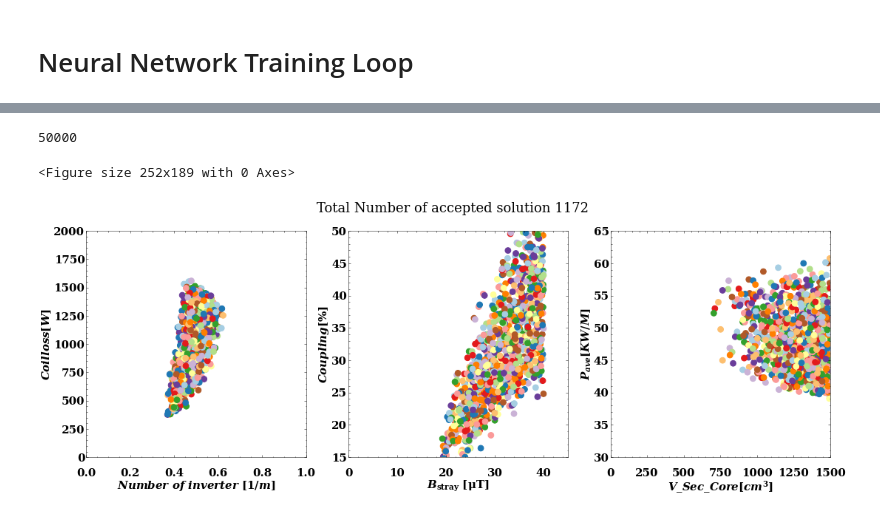
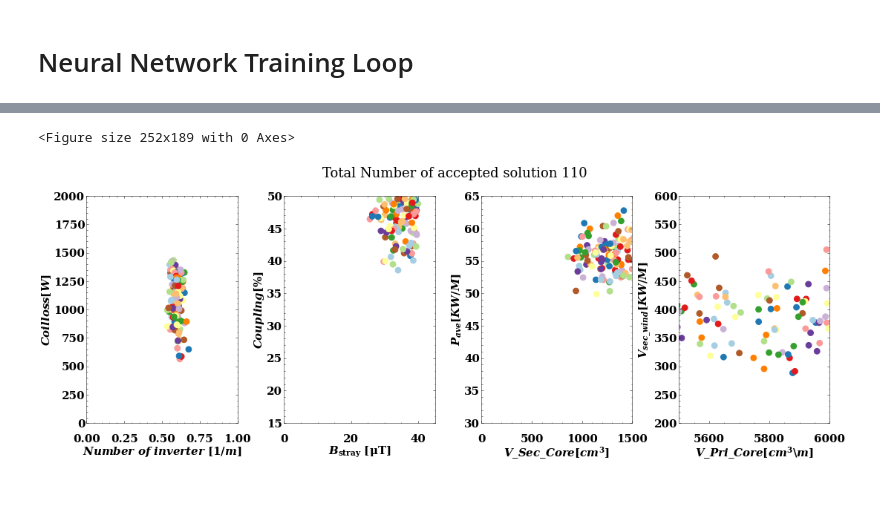
Before and after one commit to ShahidOni/Optimizer, a Jupyter notebook: optimization_eng.ipynb, the cells around one changed output, grey strips where cells are left out. Saved outputs shown, nothing was run; the diff lists cells and outputs as text; code cells hidden in the pictures.

```diff
--- a/optimization_eng.ipynb
+++ b/optimization_eng.ipynb
@@ -548,3 +663,20 @@ tensor([4194.4614, 4843.8306, 3906.9897,  ..., 2615.3823, 5568.9810,
+# %%
+def accepted_solution(**kwargs):
+  kdiff = kwargs["kdiff"]
+  pave = kwargs["pave"]/1000
+  coilloss = kwargs["coilloss"]
+  bstray = kwargs["bstray"]
+  vpricore = kwargs["vpricore"]
+  vsecwind = kwargs["vsecwind"]
+  n_inv = kwargs["n_inv"]
+  vseccore = kwargs["vseccore"]
+  count = 0
+  for i in range(len(kdiff)):
+    if n_inv[i] < 1 and coilloss[i] < 2000 and bstray[i] < 40 and \
+    kdiff[i] < 50 and vseccore[i] < 1500 and pave[i] > 30000 \
+    and vpricore[i] < 6000 and vsecwind[i] < 750:
+      count += 1
+  return count
 # %% [markdown]
 # Neural Network Training Loop
 # %%
@@ -1003,15 +1129,22 @@ accepted_detached_bstray = []
 accepted_detached_kdiff = []
 accepted_v_sec_core = []
 accpeted_detached_pave = []
-
+accepted_v_sec_wind = []
+accpeted_v_pri_core = []
+V_PriCore = V_PriCore.detach().cpu().numpy()
+V_SecWind = V_SecWind.detach().cpu().numpy()
 for i in range(len(n_inv_)):
-  if n_inv_[i] < 1 and detached_coilloss[i] < 2000 and detached_bstray[i] < 40 and detached_kdiff[i] < 50 and v_sec_core[i] < 1500 and detached_pave[i] > 30000:
+  if n_inv_[i] < 1 and detached_coilloss[i] < 2000 and detached_bstray[i] < 40 and \
+   detached_kdiff[i] < 50 and v_sec_core[i] < 1500 and detached_pave[i] > 30000 \
+   and V_PriCore[i] < 6000 and V_SecWind[i] <750:
     accepted_n_inv_.append(n_inv_[i])
     accepted_detached_coilloss.append(detached_coilloss[i])
     accepted_detached_bstray.append(detached_bstray[i])
     accepted_detached_kdiff.append(detached_kdiff[i])
     accepted_v_sec_core.append(v_sec_core[i])
     accpeted_detached_pave.append(detached_pave[i]/1000)
+    accepted_v_sec_wind.append(V_SecWind[i])
+    accpeted_v_pri_core.append(V_PriCore[i])
 # %%
 plt.subplots_adjust(left=0.1,
                     bottom=0.1,
@@ -1087,42 +1231,50 @@ font = {'family' : 'normal',
         'size'   : 15}
 
 matplotlib.rc('font', **font)
-color_list = sns.color_palette("Paired", n_colors=len(accpeted_detached_pave))
+color_list = sns.color_palette("Paired", n_colors=len(accpeted_v_pri_core))
+
 plt.style.use(['science','no-latex'])
 #matplotlib.rcParams.update({'font.size': font_size, 'font.family': 'STIXGeneral', 'mathtext.fontset': 'stix'})
 
 
 #fig1=plt.figure(figsize=(cm2inch(fig_width/2),cm2inch(fig_height)/1.2), dpi=400)
-print(len(y))
 
-fig, (ax1, ax2, ax3) = plt.subplots(1, 3)
+fig, (ax1, ax2, ax3,ax4) = plt.subplots(1, 4)
 
 fig.set_size_inches(15, 5)
 fig.tight_layout()
+
 #plt.title("Number of point insde the box " + str(calculate_point_inside(x,xlim,y,ylim, maximization=True)))
+ax4.scatter(accpeted_v_pri_core, accepted_v_sec_wind, s=marker_size, c=color_list ,rasterized=True)
 ax3.scatter(accepted_v_sec_core, accpeted_detached_pave, s=marker_size, c=color_list ,rasterized=True)
 ax2.scatter(accepted_detached_bstray, accepted_detached_kdiff, s=marker_size, c=color_list ,rasterized=True)
 ax1.scatter(accepted_n_inv_, accepted_detached_coilloss, s=marker_size, c=color_list ,rasterized=True)
 #plt.colorbar(label=r"$V_{SecWind}$")#Show colar bar at the right side
+
+ax4.set_xlabel(r"$V\_Pri\_Core [cm^3 \backslash m] $", labelpad = x_label_pad)              # not shown
+ax4.set_ylabel(r'$V_{sec\_wind} [KW/M]$', labelpad = y_label_pad) # not shown
+
 ax3.set_xlabel(r"$V\_Sec\_Core [cm^3]$", labelpad = x_label_pad)              # not shown
 ax3.set_ylabel(r'$P_{ave} [KW/M]$', labelpad = y_label_pad) # not shown
 
 ax2.set_xlabel(r"$B_{\rm stray}~[\rm \mu T]$", labelpad = x_label_pad)              # not shown
 ax2.set_ylabel(r'$Coupling [\%]$', labelpad = y_label_pad) # not shown
 
 ax1.set_xlabel(r"$Number\ of\ inverter\ [1/m]$", labelpad = x_label_pad)              # not shown
 ax1.set_ylabel(r'$Coil loss [W]$', labelpad = y_label_pad) # not shown
 
+ax4.axis([5500, 6000, 200, 600])
 ax3.axis([0, 1500, 30, 65])
 ax2.axis([0, 45, 15, 50])
 ax1.axis([0,1,0,2000])
+
+ax4.tick_params(axis='x', pad=15)
 ax3.tick_params(axis='x', pad=15)
 ax2.tick_params(axis='x', pad=15)
 ax1.tick_params(axis='x', pad=15)
 
 plt.suptitle("Total Number of accepted solution " + str(len(accpeted_detached_pave)), y=1.05)
 plt.show()
 # %% [output]
-50000
+<Figure size 252x189 with 0 Axes>
-<Figure size 252x189 with 0 Axes>
-[figure, old version]
+[figure, new version]
```
Also changed, not shown: parts of 20 cells of this notebook.
